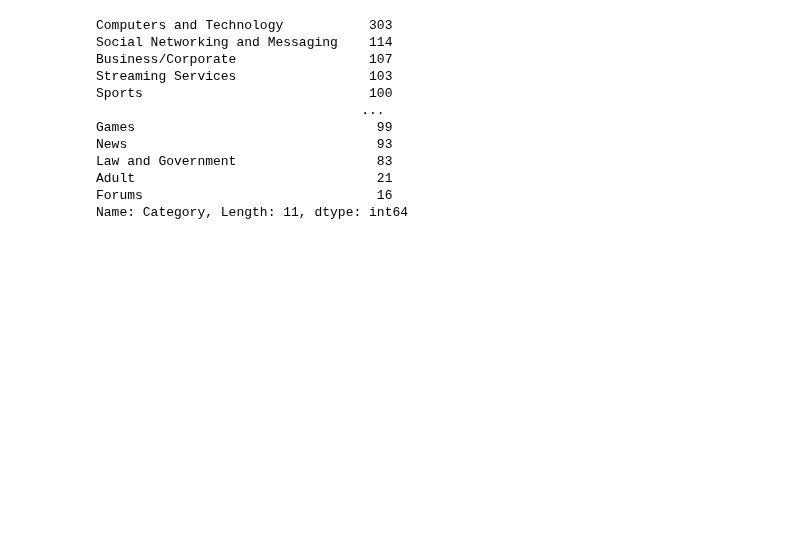
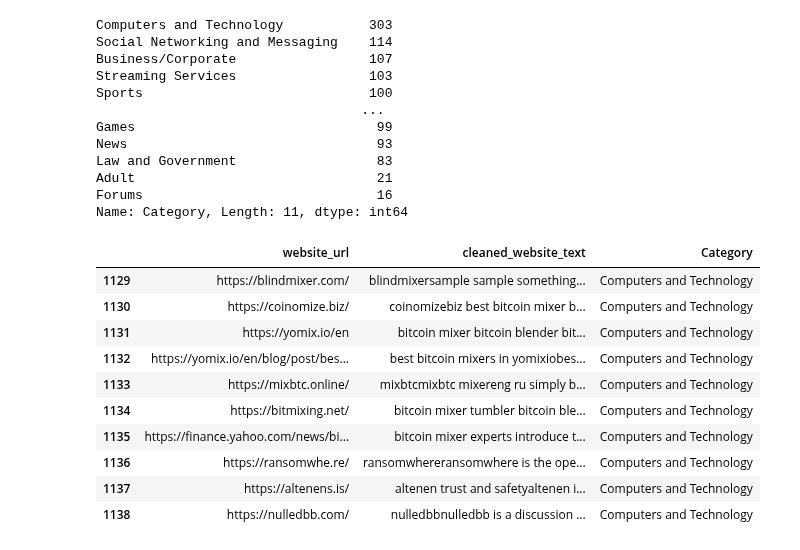
Before and after one commit to Shreyas-hacker/Webpages, a Jupyter notebook: scraping/generate_data.ipynb, the cells around one changed output. Cells and saved outputs as stored; diff of their text form; code cells hidden in the pictures; blank space fills up the shorter version.

```diff
--- a/scraping/generate_data.ipynb
+++ b/scraping/generate_data.ipynb
@@ -182,0 +161,16 @@ NameError: name 'content_generation' is not defined
+# %%
+websites = [
+    "https://ultramixer.net/",
+    "https://nakedsecurity.sophos.com/2020/02/17/police-bust-alleged-operator-of-bitcoin-mixing-service-helix/",
+    "https://anonymixer.net/",
+]
+
+
+for website in websites:
+    text = content_generation(website)
+    if text is not None:
+        print(text)
+        web = [website,text,'Computers and Technology']
+        df.loc[len(df)] = web
+        comp = [website,text,'Cryptocurrency']
+        computers.loc[len(computers)] = comp
@@ -208,0 +203,14 @@ computers.reset_index(drop=True,inplace=True)
+# %%
+df.tail(10)
+# %% [output]
+|  | website_url | cleaned_website_text | Category |
+| 1129 | https://blindmixer.com/ | blindmixersample sample something... | Computers and Technology |
+| 1130 | https://coinomize.biz/ | coinomizebiz best bitcoin mixer b... | Computers and Technology |
+| 1131 | https://yomix.io/en | bitcoin mixer bitcoin blender bit... | Computers and Technology |
+| 1132 | https://yomix.io/en/blog/post/bes... | best bitcoin mixers in yomixiobes... | Computers and Technology |
+| 1133 | https://mixbtc.online/ | mixbtcmixbtc mixereng ru simply b... | Computers and Technology |
+| 1134 | https://bitmixing.net/ | bitcoin mixer tumbler bitcoin ble... | Computers and Technology |
+| 1135 | https://finance.yahoo.com/news/bi... | bitcoin mixer experts introduce t... | Computers and Technology |
+| 1136 | https://ransomwhe.re/ | ransomwhereransomwhere is the ope... | Computers and Technology |
+| 1137 | https://altenens.is/ | altenen trust and safetyaltenen i... | Computers and Technology |
+| 1138 | https://nulledbb.com/ | nulledbbnulledbb is a discussion ... | Computers and Technology |
```
Also changed, not shown: parts of 7 cells of this notebook, 4 other files.
